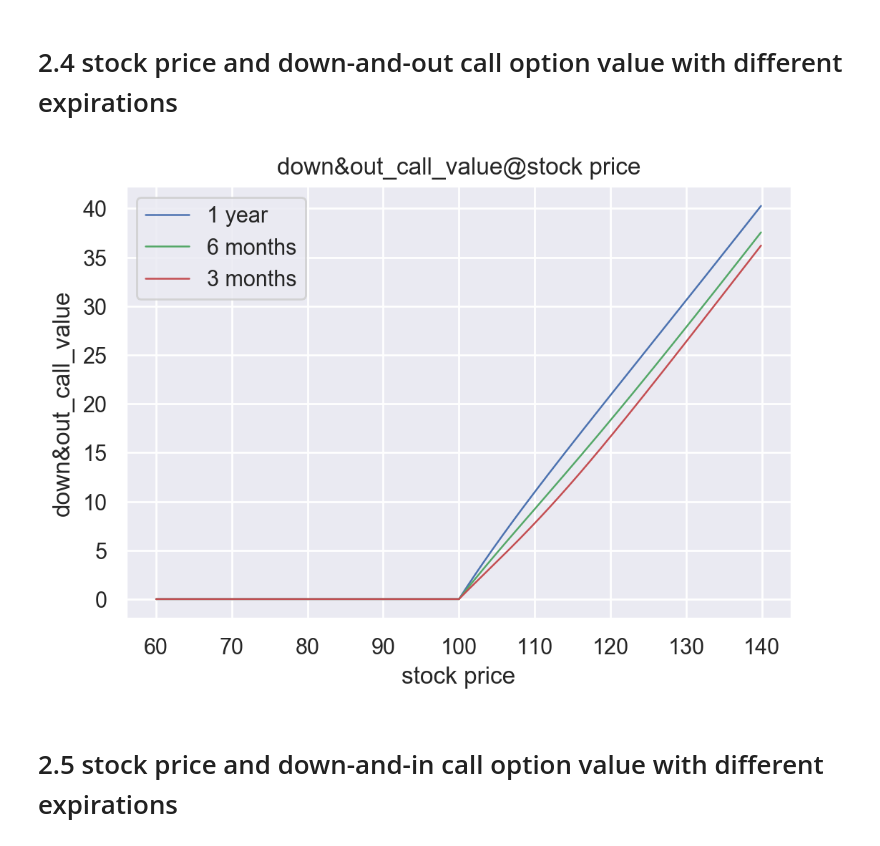
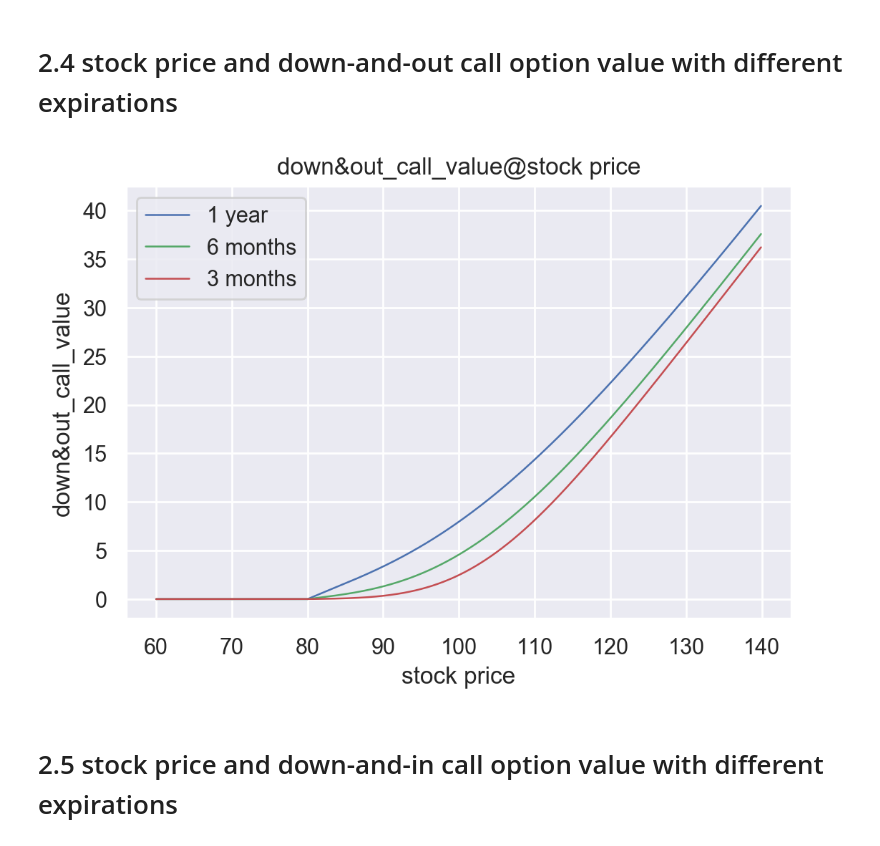
Before and after one commit to panyiming/Derivatives_pricing, a Jupyter notebook: hw3/hw3.ipynb, the cells around one changed output. Cells and saved outputs as stored; diff of their text form; code cells hidden in the pictures.

```diff
--- a/hw3/hw3.ipynb
+++ b/hw3/hw3.ipynb
@@ -309,37 +309,37 @@ plot_path_price(paths, names, T, xname, yname)
 # %%
 r=0.05
 K = 105
-H = 100
+H = 80
 sigma = 0.20
 
 Et1 = 1
 Et2 = 1/2
 Et3 = 1/4
 N1 = 800
 Sts = [i*0.1+60 for i in range(N1)]
 
 
 def get_ps(Sts, H, K, sigma, Et1):
     DO_vts = []
     for S_i in Sts:
         if S_i > H:
             DO_vt = DO_v(S_i, H, K, sigma, r, Et1)
         else:
             DO_vt = 0
         DO_vts.append(DO_vt)
     return DO_vts
 
 Do_path1 = get_ps(Sts, H, K, sigma, Et1)
 Do_path2 = get_ps(Sts, H, K, sigma, Et2)
 Do_path3 = get_ps(Sts, H, K, sigma, Et3)
 
 paths = [Do_path1, Do_path2, Do_path3]
 names = ['1 year', '6 months', '3 months']
 xname = 'stock price'
 yname = 'down&out_call_value'
 plot_path(paths, Sts, names, T, xname, yname)
 # %% [output]
-[figure, old version]
+[figure, new version]
 # %% [markdown]
 # 2.5 stock price and down-and-in call option value with different expirations
 # %%
```
